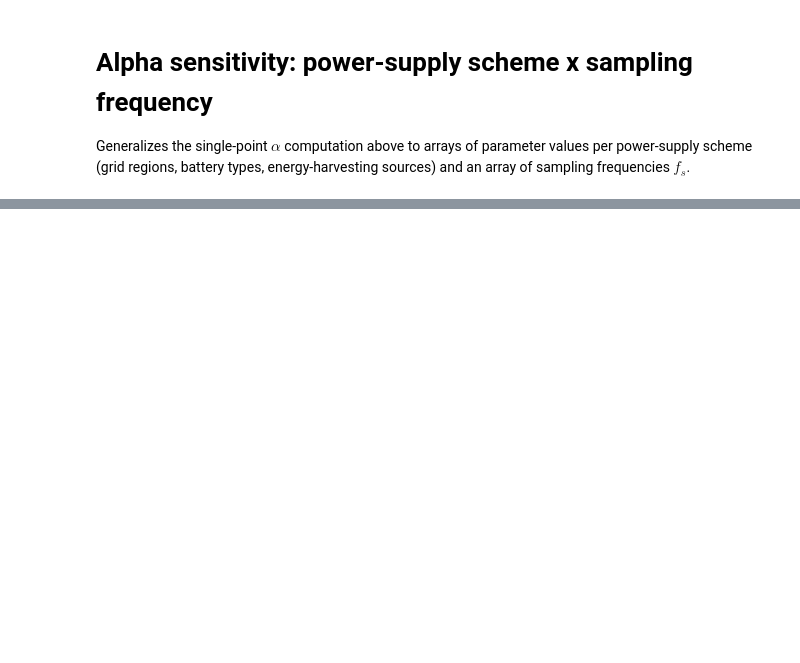
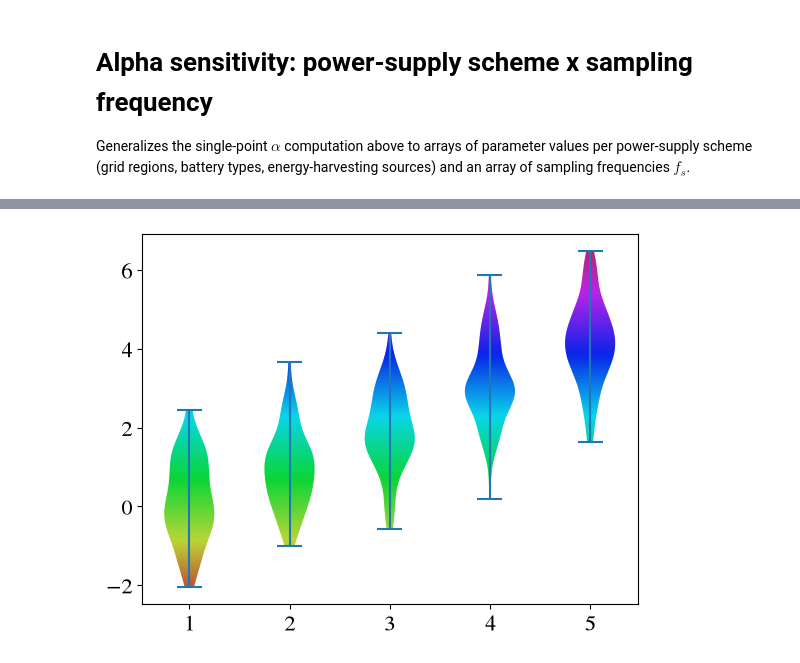
Before and after one commit to PolMaistriaux/IoT_Node_Modeling, a Jupyter notebook: Test_new_applications/Notebook_Powering scheme.ipynb, the cells around one changed output, grey strips where cells are left out. Cells and saved outputs as stored; diff of their text form; code cells hidden in the pictures; blank space fills up the shorter version.

```diff
--- a/Test_new_applications/Notebook_Powering scheme.ipynb
+++ b/Test_new_applications/Notebook_Powering scheme.ipynb
@@ -433,0 +488,32 @@ plt.show()
+# %%
+
+
+from matplotlib.path import Path
+from matplotlib.patches import PathPatch
+from mpl_toolkits.axes_grid1.axes_divider import make_axes_locatable
+
+
+x = [np.random.normal(loc=i, scale=1, size=(100,)) for i in range(5)]
+
+fig, ax = plt.subplots()
+violins = ax.violinplot(x)
+
+ymin, ymax = ax.get_ylim()
+xmin, xmax = ax.get_xlim()
+
+# create a numpy image to use as a gradient
+Nx,Ny=1,1000
+imgArr = np.tile(np.linspace(0,1,Ny), (Nx,1)).T
+cmap = 'hsv'
+
+for violin in violins['bodies']:
+    path = Path(violin.get_paths()[0].vertices)
+    patch = PathPatch(path, facecolor='none', edgecolor='none')
+    ax.add_patch(patch)
+    img = ax.imshow(imgArr, origin="lower", extent=[xmin,xmax,ymin,ymax], aspect="auto",
+                    cmap=cmap,
+                    clip_path=patch)
+
+# colorbar
+# %% [output]
+[figure, added]
```
Also changed, not shown: parts of 9 cells of this notebook.
